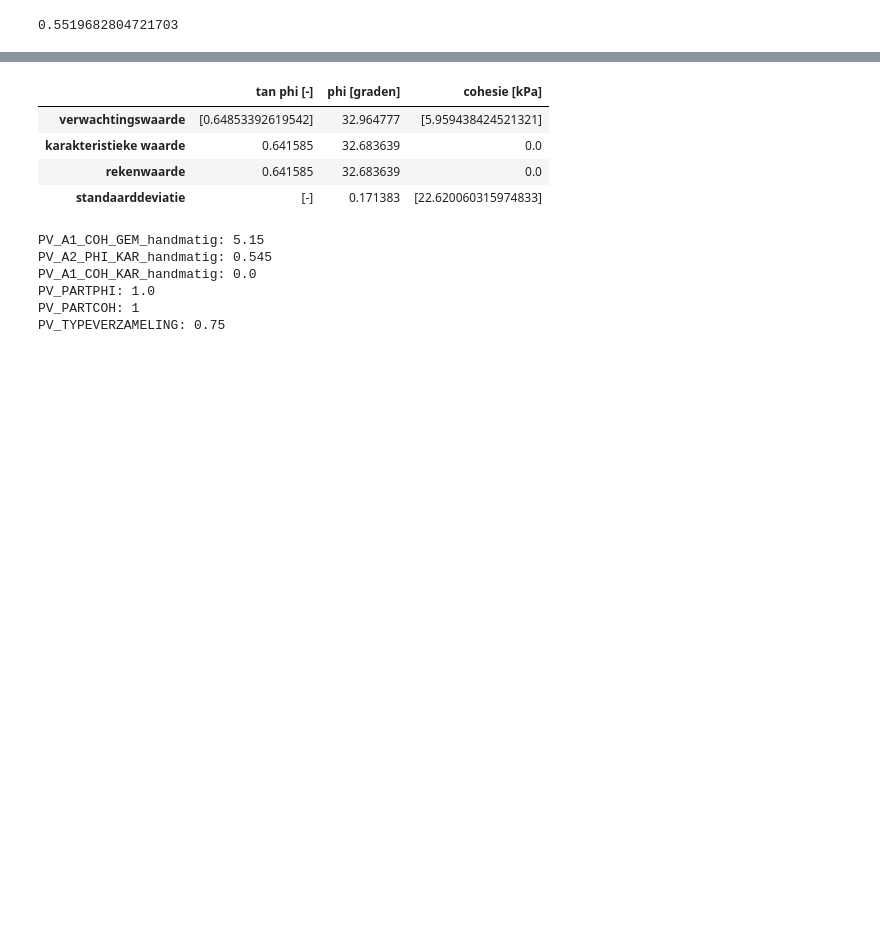
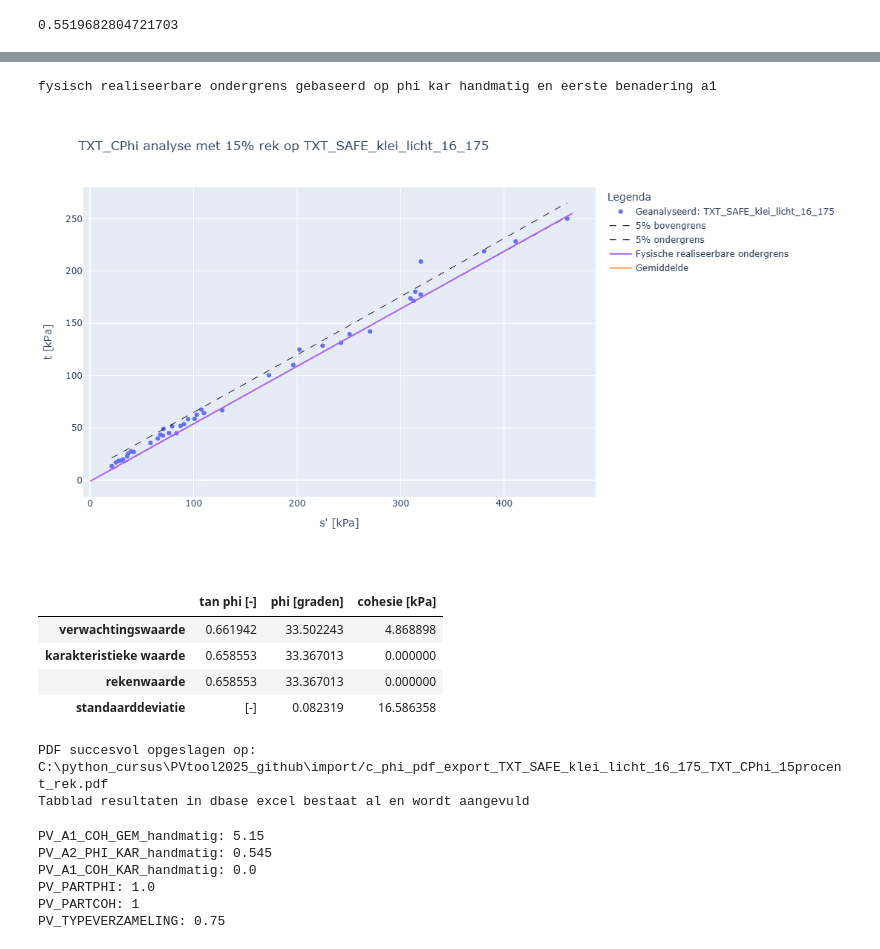
Before and after one commit to kkpdata/PV-tool, a Jupyter notebook: PV_tool0.2.ipynb, the cells around one changed output, grey strips where cells are left out. Drawn from its saved outputs; the diff is of its cells as text; code cells hidden in the pictures; blank space fills up the shorter version.

```diff
--- a/PV_tool0.2.ipynb
+++ b/PV_tool0.2.ipynb
@@ -400,10 +536,48 @@ df.to_excel(bestand_naam, index=False)
+# %%
+
+#voer C-phi analyse uit met invoer
+analyse = CPhiAnalyse(dbase=dbase, investigation_groups=[dropdown_verzameling_txt.value], effective_stress= dropdown_rekpercentage.value,
+                      analysis_type='TXT_CPhi')
+
+analyse.apply_parameters(cohesie_gem = PV_A1_COH_GEM_handmatig[0])
+analyse.apply_parameters(phi_kar = PV_A2_PHI_KAR_handmatig[0])
+analyse.apply_parameters(cohesie_kar = PV_A1_COH_KAR_handmatig[0])
+analyse.apply_settings(material_factor_cohesion = PV_PARTCOH[0])
+analyse.apply_settings(material_factor_tan_phi = PV_PARTPHI[0])
+
+analyse.apply_settings(alpha = PV_TYPEVERZAMELING[0])
+
+
+#Voer analyse uit
+analyse._run()
+
+
+#Toon resultaten figuur en tabel met cohesie en hoek van inwendige wrijving
+
+analyse.show_figure()
+analyse.print_short_results()
+# %% [output]
+fysisch realiseerbare ondergrens gebaseerd op phi kar handmatig en eerste benadering a1
+[figure, added]
+|  | tan phi [-] | phi [graden] | cohesie [kPa] |
+| verwachtingswaarde | 0.661942 | 33.502243 | 4.868898 |
+| karakteristieke waarde | 0.658553 | 33.367013 | 0.000000 |
+| rekenwaarde | 0.658553 | 33.367013 | 0.000000 |
+| standaarddeviatie | [-] | 0.082319 | 16.586358 |
 # %%
-# schrijf resultaten weg in export
+# Resultaten opslaan naar: ##_PVtool5_0.xlsx, pdf en exporteer tussenstappen naar excel
 
-analyse.show_results()
+# schrijf resultaten weg in PDF
+path=dir2
+analyse.save_to_pdf(path=path)
+
+# schrijf invoer en resultaten naar PV_template, tabblad resultaten.
+analyse.add_results_to_dbase(path=path)
+
+# Opslaan tussenresultaten naar Excel
+bestand_naam = f"{selected_directory}/c_phi_data_geforceerd.xlsx"
+df = analyse.cphi_analyses_data_df
+df.to_excel(bestand_naam, index=False)
 # %% [output]
-|  | tan phi [-] | phi [graden] | cohesie [kPa] |
-| verwachtingswaarde | [0.64853392619542] | 32.964777 | [5.959438424521321] |
-| karakteristieke waarde | 0.641585 | 32.683639 | 0.0 |
-| rekenwaarde | 0.641585 | 32.683639 | 0.0 |
-| standaarddeviatie | [-] | 0.171383 | [22.620060315974833] |
+PDF succesvol opgeslagen op: C:\python_cursus\PVtool2025_github\import/c_phi_pdf_export_TXT_SAFE_klei_licht_16_175_TXT_CPhi_15procent_rek.pdf
+Tabblad resultaten in dbase excel bestaat al en wordt aangevuld
```
Also changed, not shown: parts of 11 cells of this notebook, 34 other files.
